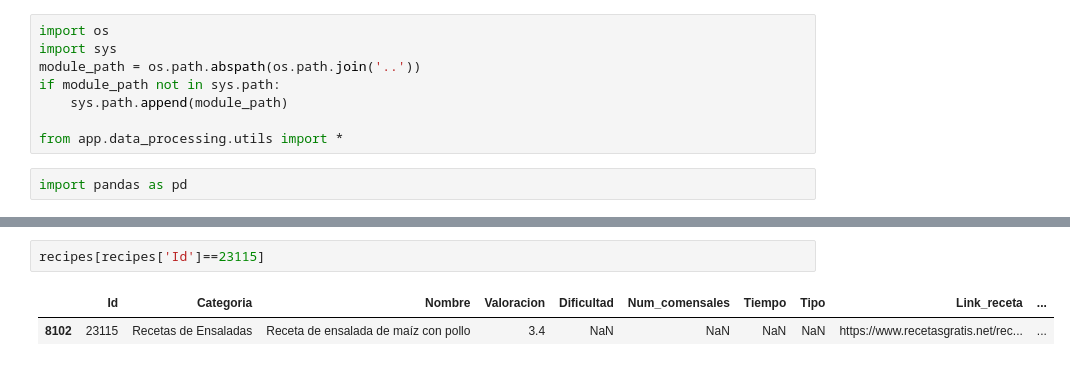
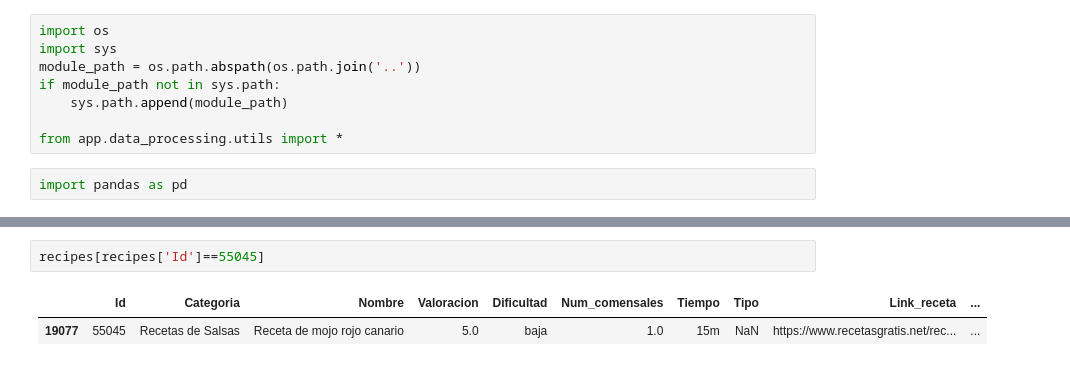
Before and after one commit to Shenia23/mangio, a Jupyter notebook: notebooks/weight_filling_test.ipynb, the cells around one changed output, grey strips where cells are left out. Cells and saved outputs as stored; diff of their text form.

```diff
--- a/notebooks/weight_filling_test.ipynb
+++ b/notebooks/weight_filling_test.ipynb
@@ -21,5 +47,5 @@ len(na_count[na_count == 0])
 # %%
-recipes[recipes['Id']==23115]
+recipes[recipes['Id']==55045]
 # %% [output]
 |  | Id | Categoria | Nombre | Valoracion | Dificultad | Num_comensales | Tiempo | Tipo | Link_receta | ... |
-| 8102 | 23115 | Recetas de Ensaladas | Receta de ensalada de maíz con pollo | 3.4 | NaN | NaN | NaN | NaN | https://www.recetasgratis.net/rec... | ... |
+| 19077 | 55045 | Recetas de Salsas | Receta de mojo rojo canario | 5.0 | baja | 1.0 | 15m | NaN | https://www.recetasgratis.net/rec... | ... |
```
Also changed, not shown: parts of 15 cells of this notebook, 5 other files.
